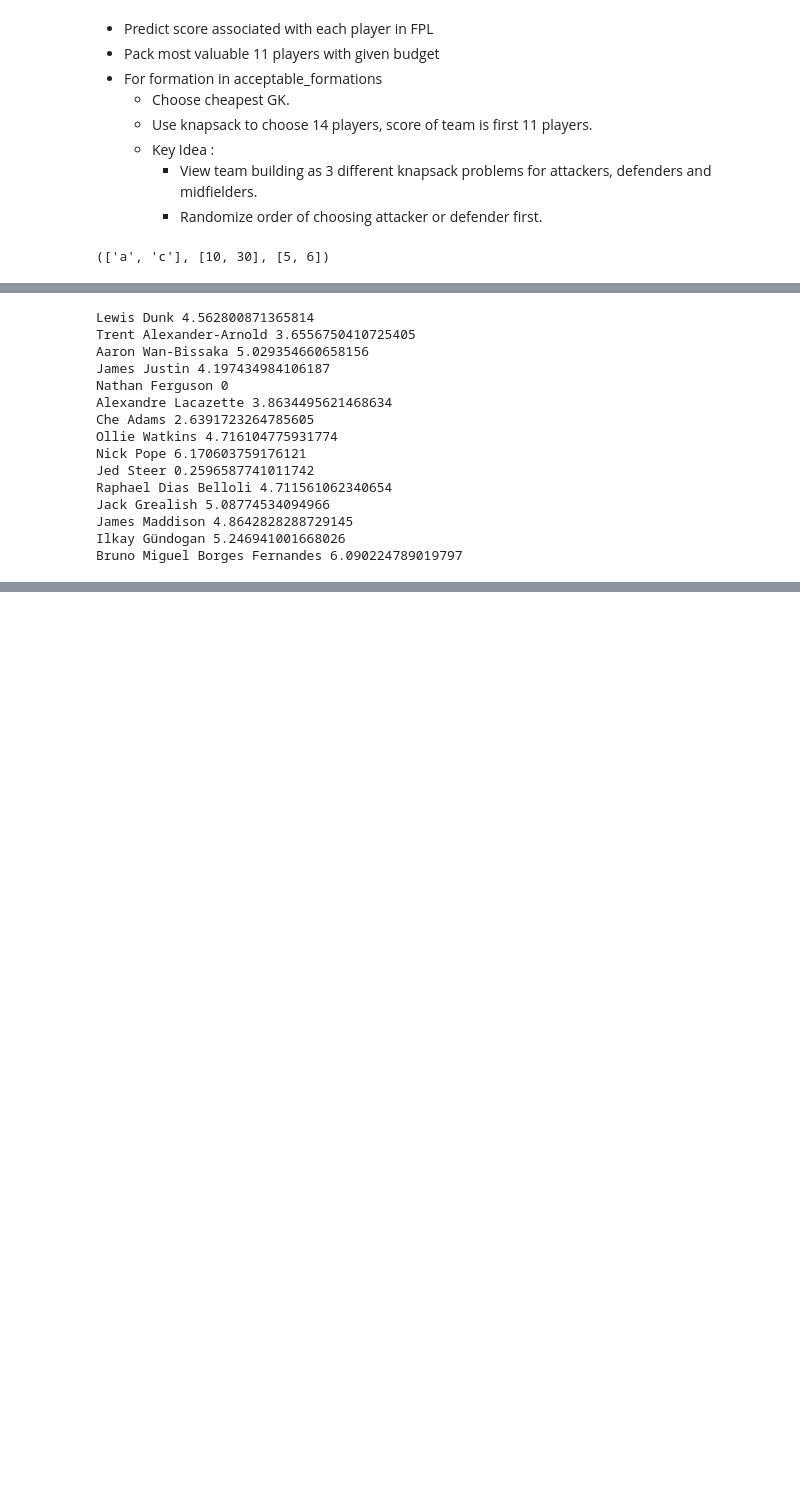
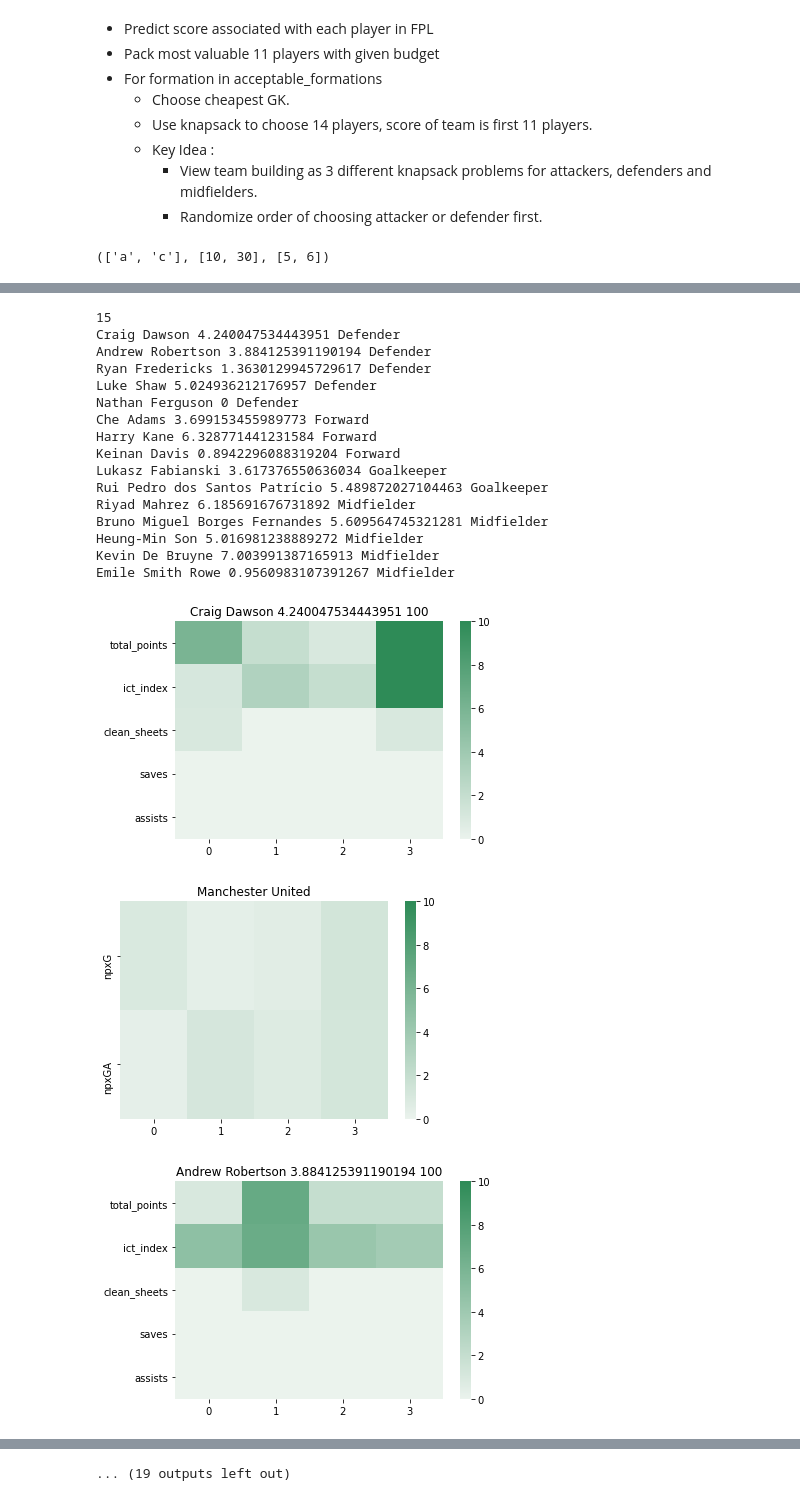
Before and after one commit to ajayrfhp/Control, a Jupyter notebook: Control_FPL/wildcard.ipynb, the cells around one changed output, grey strips where cells are left out. Cells and saved outputs as stored; diff of their text form; code cells hidden in the pictures; blank space fills up the shorter version.

```diff
--- a/Control_FPL/wildcard.ipynb
+++ b/Control_FPL/wildcard.ipynb
@@ -96,50 +103,59 @@ def knapsack_by_position(squad, position, num_players, max_weight):
         weights.append(player.latest_price)
         values.append(player.predicted_performance)
     return knapsack(weights=weights, values=values, names=players_in_position, max_weight=max_weight, num_players=num_players)
 
-def get_team_by_knapsack(squad, max_weight=1000, num_players_list=[2, 5, 5, 3], num_contributions=[1, 4, 4, 2]):
-    positions = ['Goalkeeper', 'Defender', 'Midfielder', 'Forward']
+def get_team_by_knapsack(squad, max_weight=1000):
+    positions = [('Goalkeeper', 2, 1), ('Defender', 5, 3), ('Midfielder', 5, 4), ('Forward', 3, 2)]
     best_15, best_value = [], -np.inf
-    for position_ordering in itertools.permutations(positions):
+    for (position_ordering) in itertools.permutations(positions):
         budget = max_weight
         potential_best_15, potential_best_value = [], 0
         i = 0
-        for position, num_players, num_contribution in zip(list(position_ordering), num_players_list, num_contributions):
+        for position, num_players, num_contribution in position_ordering:
             # choose best 11 by knapsack
+            # print(position, num_players, num_contribution, num_contribution+i//2)
             best_player_in_position, best_weights_in_position, best_values_in_position = knapsack_by_position(squad, position, num_contribution+i//2, budget)
             budget -= sum(best_weights_in_position)
             potential_best_15.extend(list(best_player_in_position))
             potential_best_value += sum(best_values_in_position)
 
             # choose cheap filler players
             players_in_position = [player for player in squad if player.position == position]
             players_in_position = sorted(players_in_position, key = lambda x : x.latest_price)[:(num_players-num_contribution-i//2)]
             budget -= sum([player.latest_price for player in players_in_position])
             potential_best_15.extend(players_in_position)
             i += 1
 
+
         potential_best_15 = sorted(potential_best_15, key = lambda x : x.position)
         if potential_best_value >= best_value:
             best_15 = list(potential_best_15)
             best_value = potential_best_value
+    print(len(best_15))
     for player in best_15:
-        print(player.name, player.predicted_performance)
+        print(player.name, player.predicted_performance, player.position)
+    for player in best_15:
+        player.visualize()
 
 
 get_team_by_knapsack(squad, 1000)
 # %% [output]
-Lewis Dunk 4.562800871365814
-Trent Alexander-Arnold 3.6556750410725405
-Aaron Wan-Bissaka 5.029354660658156
-James Justin 4.197434984106187
-Nathan Ferguson 0
-Alexandre Lacazette 3.8634495621468634
-Che Adams 2.6391723264785605
-Ollie Watkins 4.716104775931774
-Nick Pope 6.170603759176121
-Jed Steer 0.2596587741011742
-Raphael Dias Belloli 4.711561062340654
-Jack Grealish 5.08774534094966
-James Maddison 4.8642828288729145
-Ilkay Gündogan 5.246941001668026
-Bruno Miguel Borges Fernandes 6.090224789019797
+15
+Craig Dawson 4.240047534443951 Defender
+Andrew Robertson 3.884125391190194 Defender
+Ryan Fredericks 1.3630129945729617 Defender
+Luke Shaw 5.024936212176957 Defender
+Nathan Ferguson 0 Defender
+Che Adams 3.699153455989773 Forward
+Harry Kane 6.328771441231584 Forward
+Keinan Davis 0.8942296088319204 Forward
+Lukasz Fabianski 3.617376550636034 Goalkeeper
+Rui Pedro dos Santos Patrício 5.489872027104463 Goalkeeper
+Riyad Mahrez 6.185691676731892 Midfielder
+Bruno Miguel Borges Fernandes 5.609564745321281 Midfielder
+Heung-Min Son 5.016981238889272 Midfielder
+Kevin De Bruyne 7.003991387165913 Midfielder
+Emile Smith Rowe 0.9560983107391267 Midfielder
+[figure, added]
+[figure, added]
+[figure, added]
@@ -145,0 +170 @@ Bruno Miguel Borges Fernandes 6.090224789019797
+... (19 outputs left out)
```
Also changed, not shown: parts of 2 cells of this notebook, 6 other files.
